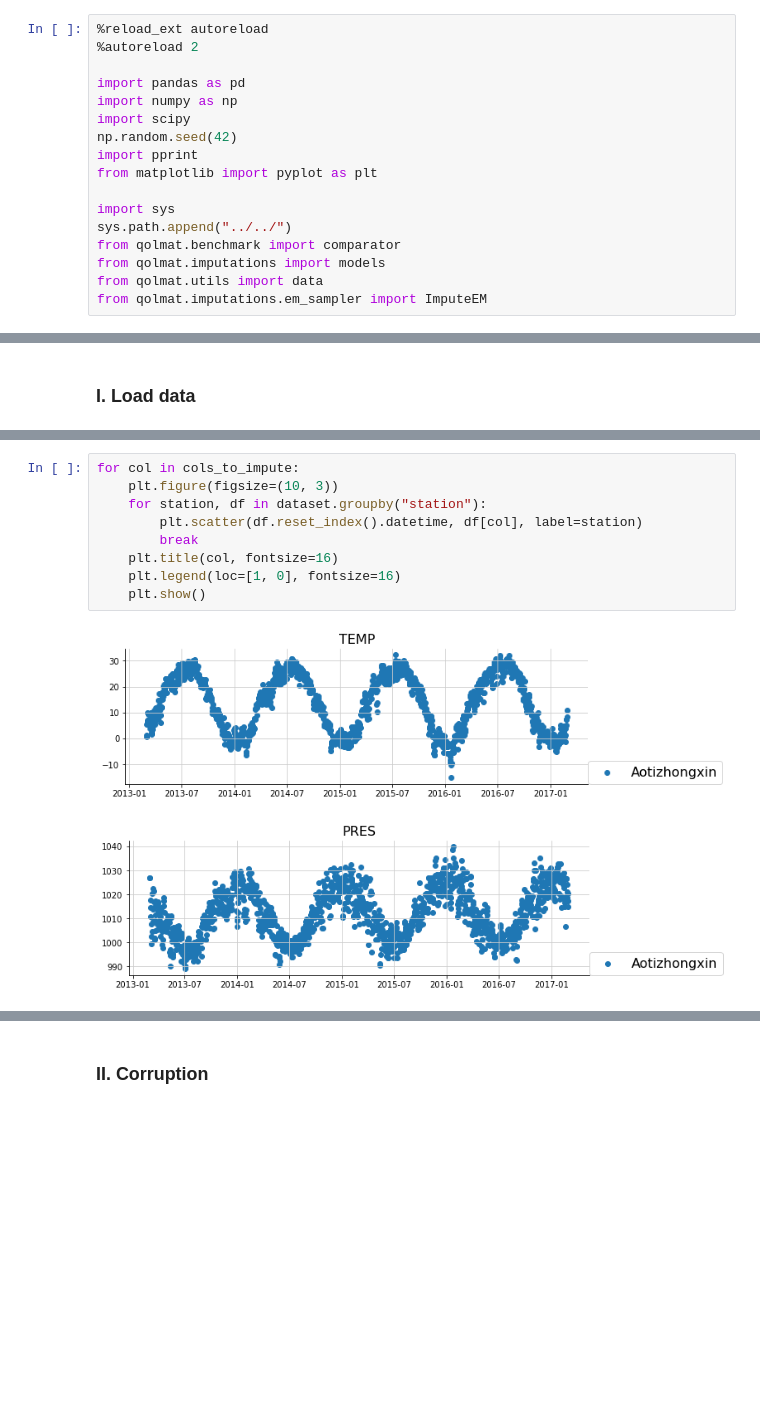
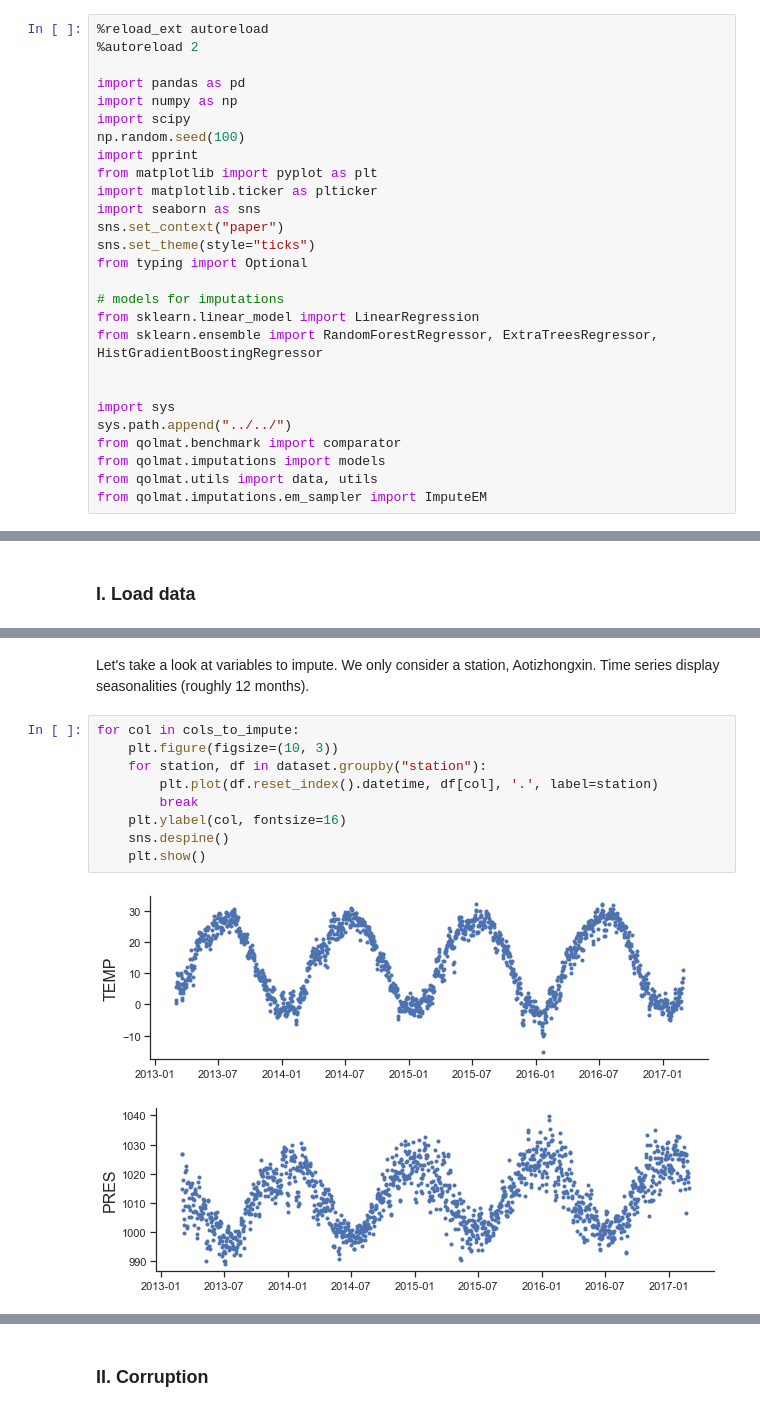
Before and after one commit to scikit-learn-contrib/qolmat, a Jupyter notebook: qolmat/notebooks/benchmark.ipynb, the cells around one changed output, grey strips where cells are left out. Cells and saved outputs as stored; diff of their text form; blank space fills up the shorter version.

```diff
--- a/qolmat/notebooks/benchmark.ipynb
+++ b/qolmat/notebooks/benchmark.ipynb
@@ -5,13 +10,23 @@
 import pandas as pd
 import numpy as np
 import scipy
-np.random.seed(42)
+np.random.seed(100)
 import pprint
 from matplotlib import pyplot as plt
+import matplotlib.ticker as plticker
+import seaborn as sns
+sns.set_context("paper")
+sns.set_theme(style="ticks")
+from typing import Optional
+
+# models for imputations
+from sklearn.linear_model import LinearRegression
+from sklearn.ensemble import RandomForestRegressor, ExtraTreesRegressor, HistGradientBoostingRegressor
+
 
 import sys
 sys.path.append("../../")
 from qolmat.benchmark import comparator
 from qolmat.imputations import models
-from qolmat.utils import data
+from qolmat.utils import data, utils
 from qolmat.imputations.em_sampler import ImputeEM
@@ -36,15 +79,18 @@ dataset.head()
 |  | 2013-03-03 | 80.333333 | 120.041667 | 47.541667 | 63.333333 | 2349.708333 | 33.708333 | 6.562500 | 1012.566667 | -11.991667 | 0.0 | ... |
 |  | 2013-03-04 | 26.500000 | 51.291667 | 18.666667 | 32.666667 | 1170.666667 | 67.250000 | 9.795833 | 1015.608333 | -11.945833 | 0.0 | ... |
 |  | 2013-03-05 | 136.708333 | 172.541667 | 75.130435 | 73.500000 | 1381.545455 | 84.375000 | 6.750000 | 1008.883333 | -7.741667 | 0.0 | ... |
+# %% [markdown]
+Let's take a look at variables to impute. We only consider a station, Aotizhongxin.
+Time series display seasonalities (roughly 12 months).
 # %%
 for col in cols_to_impute:
     plt.figure(figsize=(10, 3))
     for station, df in dataset.groupby("station"):
-        plt.scatter(df.reset_index().datetime, df[col], label=station)
+        plt.plot(df.reset_index().datetime, df[col], '.', label=station)
         break
-    plt.title(col, fontsize=16)
-    plt.legend(loc=[1, 0], fontsize=16)
+    plt.ylabel(col, fontsize=16)
+    sns.despine()
     plt.show()
 # %% [output]
-[figure, old version]
+[figure, new version]
-[figure, old version]
+[figure, new version]
```
Also changed, not shown: parts of 29 cells of this notebook, 8 other files.
